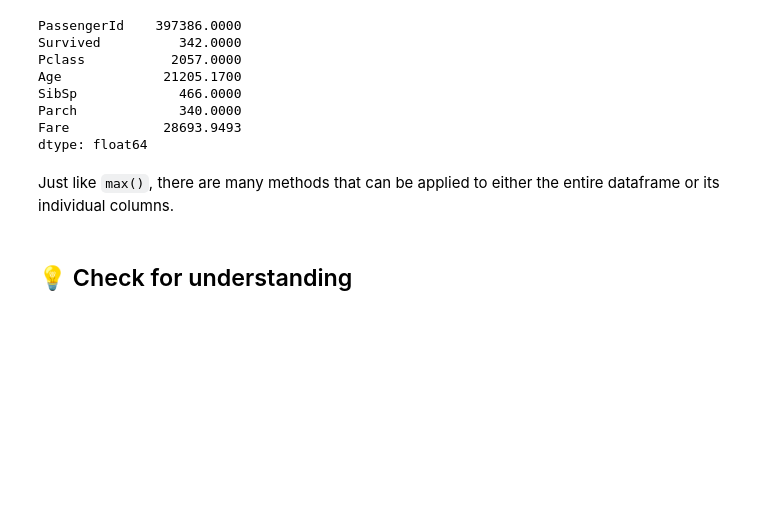
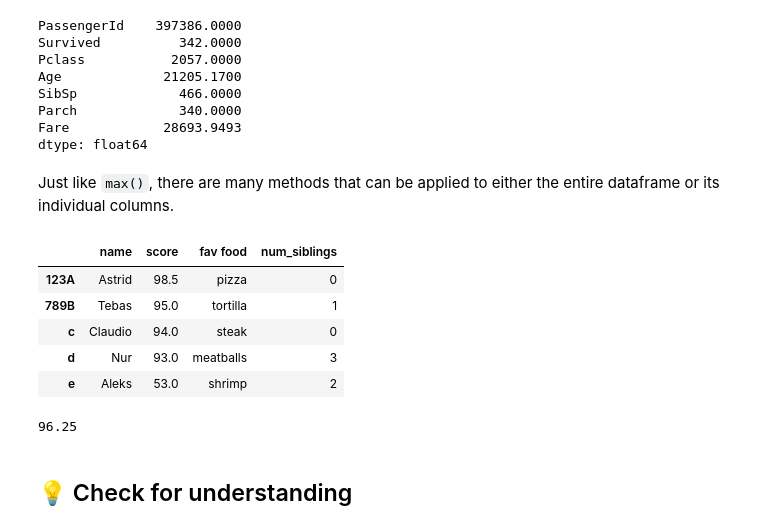
Before and after one commit to TebasMartinez/Ironhack-Data-Analytics-Bootcamp-2025, a Jupyter notebook: Week 02 - Data Manipulation/2.1_pandas.ipynb, the cells around one changed output. Cells and saved outputs as stored; diff of their text form; code cells hidden in the pictures; blank space fills up the shorter version.

```diff
--- a/Week 02 - Data Manipulation/2.1_pandas.ipynb
+++ b/Week 02 - Data Manipulation/2.1_pandas.ipynb
@@ -673,6 +916,31 @@ dtype: float64
 titanic_df.Fare.max() #get the max for one numerical column
 # %% [markdown]
  Just like `max()`, there are many methods that can be applied to either the entire dataframe or its individual columns.
+# %%
+d_index = {
+    "name": ["Astrid","Tebas","Claudio","Nur","Aleks"],
+    "score": [98.5, 95, 94, 93, 53],
+    "fav food": ["pizza","tortilla","steak", "meatballs", "shrimp"],
+    "num_siblings": [0, 1, 0 , 3, 2]
+}
+df_index = pd.DataFrame(d_index, index=["123A", "789B", "c", "d", "e"])
+df_index
+# %% [output]
+|  | name | score | fav food | num_siblings |
+| 123A | Astrid | 98.5 | pizza | 0 |
+| 789B | Tebas | 95.0 | tortilla | 1 |
+| c | Claudio | 94.0 | steak | 0 |
+| d | Nur | 93.0 | meatballs | 3 |
+| e | Aleks | 53.0 | shrimp | 2 |
+# %%
+#retrive students who are only child
+# store the result in a dataframe called only_child_df
+# retrieve the average score from this dataframe
+only_child_df = df_index[df_index["num_siblings"] == 0]
+avg_score_onlychild = only_child_df["score"].mean()
+avg_score_onlychild
+# %% [output]
+96.25
 # %% [markdown]
 ## 💡 Check for understanding
 # %% [markdown]
```
Also changed, not shown: parts of 34 cells of this notebook, 1 other file.
